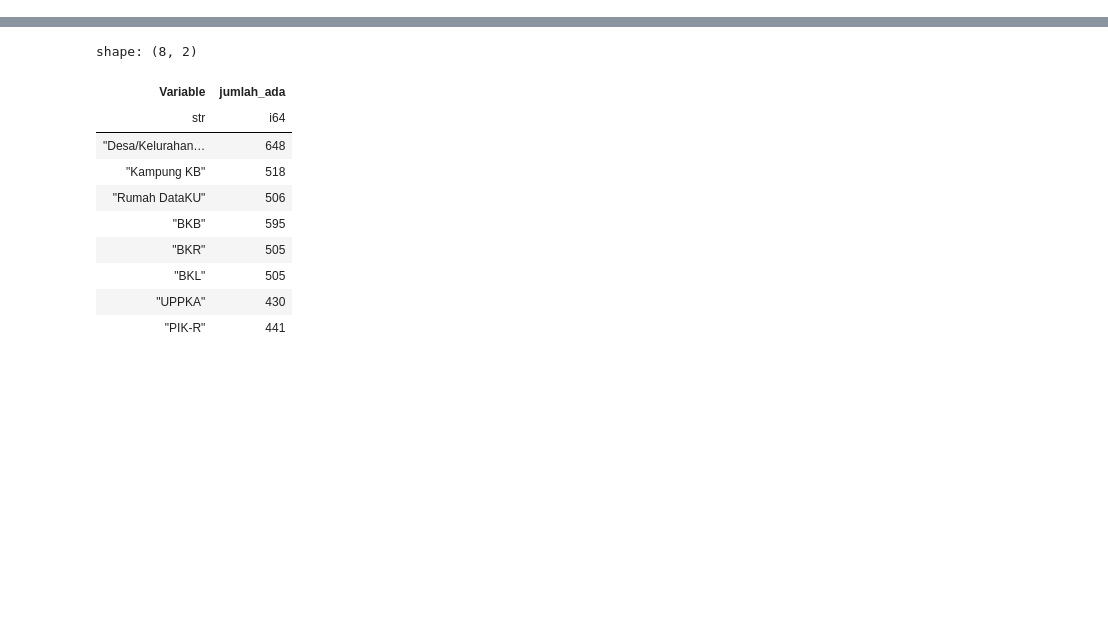
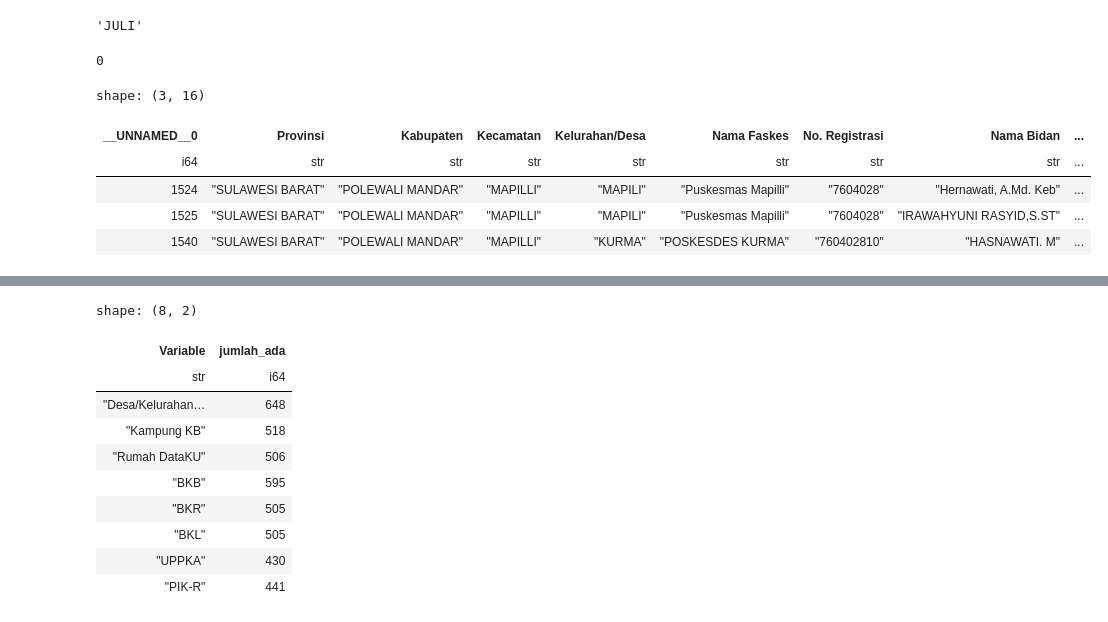
Before and after one commit to pokja0/profil_desa_siga, a Jupyter notebook: tes_polar.ipynb, the cells around one changed output, grey strips where cells are left out. Drawn from its saved outputs; the diff is of its cells as text; code cells hidden in the pictures; blank space fills up the shorter version.

```diff
--- a/tes_polar.ipynb
+++ b/tes_polar.ipynb
@@ -2,0 +14,17 @@ import polars as pl
+# %%
+filter_kabupaten = ["POLEWALI MANDAR", "POLEWALI MANDAR"]
+filter_kecamatan = ["MAPILLI", "MAPILLI"]
+filter_desa = ["MAPILI", "KURMA"]
+filter_bulan = ["JUNI"]
+
+
+def filter_poktan(data, filter_kabupaten, filter_kecamatan, filter_desa, filter_bulan):
+    hasil = data.filter(
+        pl.col("KABUPATEN").is_in(filter_kabupaten),
+        pl.col("KECAMATAN").is_in(filter_kecamatan),
+        pl.col("KELURAHAN").is_in(filter_desa),
+        pl.col("BULAN").is_in(filter_bulan)
+    )
+    hasil = hasil.drop("BATAS")
+
+    return hasil
@@ -2,0 +284,39 @@ import polars as pl
+# %%
+daftar_bulan = ["JANUARI", "FEBRUARI", "MARET", "APRIL", "MEI", "JUNI", "JULI", "AGUSTUS", "SEPTEMBER", "OKTOBER", "NOVEMBER", "DESEMBER"]
+daftar_bulan[6]
+# %% [output]
+'JULI'
+# %%
+data_tenakes = pl.read_excel("data/data_faskes_siga.xlsx")
+data_tenakes = data_tenakes.filter(
+    pl.col("Kabupaten").is_in(filter_kabupaten),
+    pl.col("Kecamatan").is_in(filter_kecamatan),
+    pl.col("Kelurahan/Desa").is_in(filter_desa),
+    pl.col("BULAN").is_in(filter_bulan)
+)
+jumlah_tenakes = data_tenakes.height
+
+if jumlah_tenakes <= 0:
+    jumlah_tenakes = 0
+else:
+    jumlah_tenakes = jumlah_tenakes
+
+jumlah_tenakes
+# %% [output]
+0
+# %%
+data_tp_kb = pl.read_excel("data/data_faskes_siga.xlsx")
+data_tp_kb = data_tp_kb.filter(
+    pl.col("Kabupaten").is_in(filter_kabupaten),
+    pl.col("Kecamatan").is_in(filter_kecamatan),
+    pl.col("Kelurahan/Desa").is_in(filter_desa),
+    pl.col("BULAN").is_in(filter_bulan)
+)
+len(data_tp_kb["No. Registrasi"].unique())
+# %% [output]
+shape: (3, 16)
+| __UNNAMED__0 | Provinsi | Kabupaten | Kecamatan | Kelurahan/Desa | Nama Faskes | No. Registrasi | Nama Bidan | ... |
+| i64 | str | str | str | str | str | str | str | ... |
+| 1524 | "SULAWESI BARAT" | "POLEWALI MANDAR" | "MAPILLI" | "MAPILI" | "Puskesmas Mapilli" | "7604028" | "Hernawati, A.Md. Keb" | ... |
+| 1525 | "SULAWESI BARAT" | "POLEWALI MANDAR" | "MAPILLI" | "MAPILI" | "Puskesmas Mapilli" | "7604028" | "IRAWAHYUNI RASYID,S.ST" | ... |
+| 1540 | "SULAWESI BARAT" | "POLEWALI MANDAR" | "MAPILLI" | "KURMA" | "POSKESDES KURMA" | "760402810" | "HASNAWATI. M" | ... |
```
Also changed, not shown: parts of 25 cells of this notebook, 23 other files.
